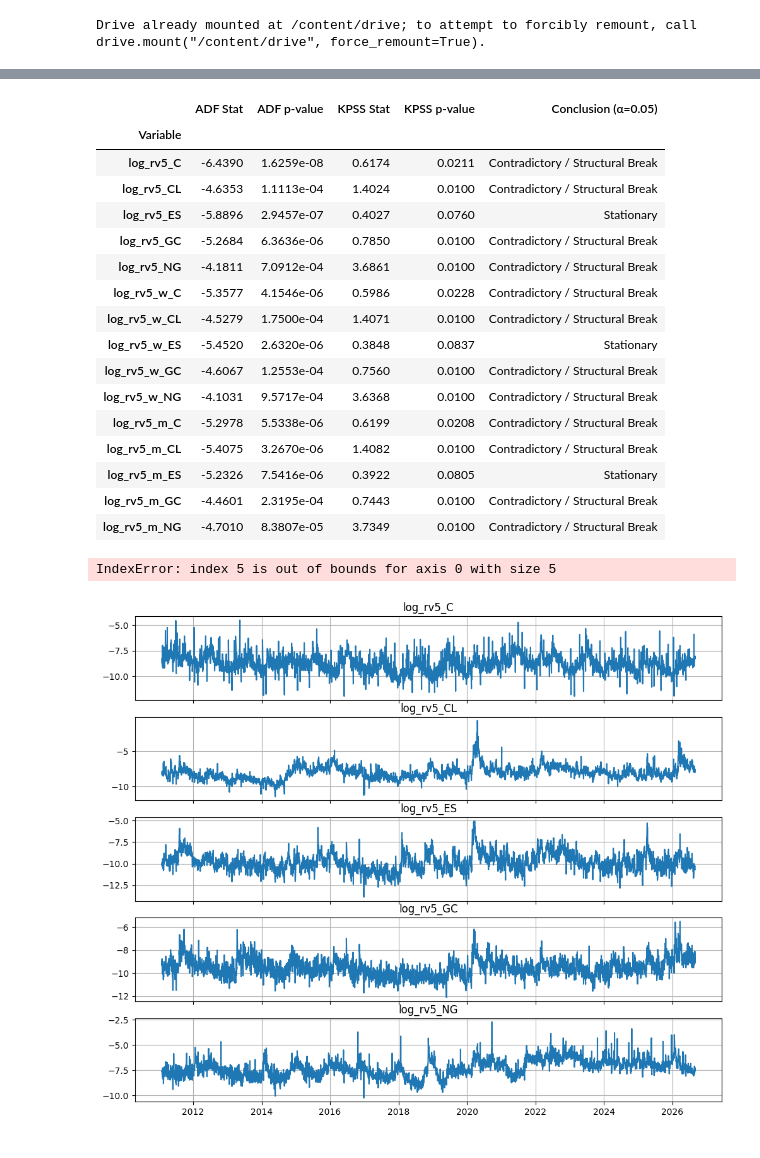
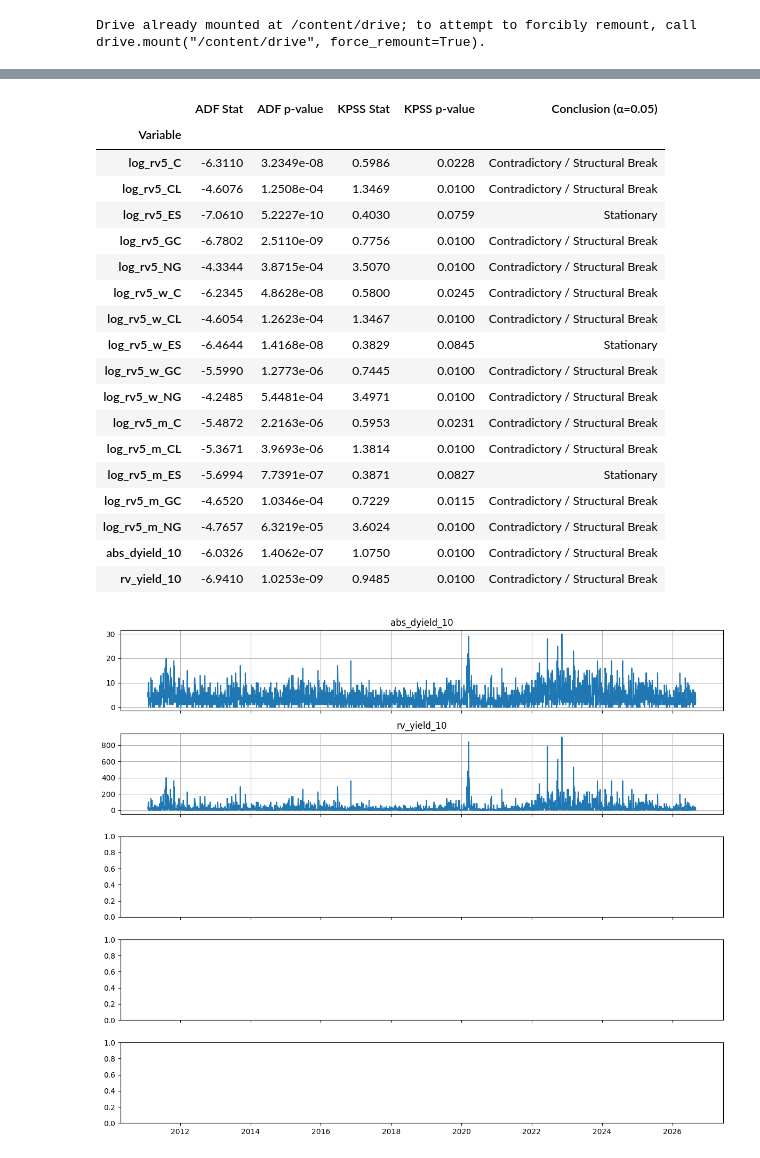
Before and after one commit to Deangr-econ/Quant_methods_project, a Jupyter notebook: HAR_QTFE.ipynb, the cells around one changed output, grey strips where cells are left out. Cells and saved outputs as stored; diff of their text form; code cells hidden in the pictures.

```diff
--- a/HAR_QTFE.ipynb
+++ b/HAR_QTFE.ipynb
@@ -6,7 +20,9 @@ import pandas as pd
 import matplotlib.pyplot as plt
 from statsmodels.tsa.api import VAR
 from statsmodels.tsa.stattools import adfuller, kpss
+from fredapi import Fred
 import statsmodels.api as sm
+from sklearn.metrics import mean_squared_error, mean_absolute_error
 from google.colab import userdata
 import sys
 from google.colab import drive
@@ -14,6 +30,11 @@ import scipy.stats as stats
 # from arch import arch_model
 # from arch.univariate import ConstantMean, GARCH, StudentsT, FIGARCH
 data_futures = pd.read_csv(userdata.get('data_path'))
+fred = Fred(api_key=userdata.get('fredapi_key'))
+dgs10_raw = pd.DataFrame(fred.get_series("DGS10", observation_start="2011-01-01"))
+dgs10_raw.columns = ["dgs10"]
+dgs10_raw["dgs10"] = pd.to_numeric(dgs10_raw["dgs10"], errors="coerce")
+dgs10_raw.index.name = "date"
 # %%
 # 1. Parse date and filter relevant contracts
 data = data_futures.copy()
@@ -50,5 +71,10 @@ df = data.pivot(
     values=["close_price", "ret", "log_rv5", "rv5", "rv5_scaled", "rv5_scaled_w", "rv5_scaled_m", "log_rv5_w", "log_rv5_m"],
 )
 df.columns = [f"{col}_{sym}" for col, sym in df.columns]
+df = df.join(dgs10_raw, how="inner")
+
+df['abs_dyield_10'] = np.abs(df['dgs10'].diff() * 100)
+df['rv_yield_10'] = (df['dgs10'].diff() * 100)**2
+
 df = df.dropna().copy()
 # %%
@@ -119,40 +147,41 @@ stationarity_results
 # %%
 # 3. Testing for Unit Root / Stationarity
-df_test = df[[col for col in df.columns if "log" in col]].copy()
+df_test = df[[col for col in df.columns if "log" in col or "yield" in col]].copy()
 stationarity_results = gf.test_stationarity_table(df_test)
 stationarity_results
 # %% [output]
 |  | ADF Stat | ADF p-value | KPSS Stat | KPSS p-value | Conclusion (α=0.05) |
 | Variable |  |  |  |  |  |
-| log_rv5_C | -6.4390 | 1.6259e-08 | 0.6174 | 0.0211 | Contradictory / Structural Break |
-| log_rv5_CL | -4.6353 | 1.1113e-04 | 1.4024 | 0.0100 | Contradictory / Structural Break |
-| log_rv5_ES | -5.8896 | 2.9457e-07 | 0.4027 | 0.0760 | Stationary |
-| log_rv5_GC | -5.2684 | 6.3636e-06 | 0.7850 | 0.0100 | Contradictory / Structural Break |
-| log_rv5_NG | -4.1811 | 7.0912e-04 | 3.6861 | 0.0100 | Contradictory / Structural Break |
-| log_rv5_w_C | -5.3577 | 4.1546e-06 | 0.5986 | 0.0228 | Contradictory / Structural Break |
-| log_rv5_w_CL | -4.5279 | 1.7500e-04 | 1.4071 | 0.0100 | Contradictory / Structural Break |
-| log_rv5_w_ES | -5.4520 | 2.6320e-06 | 0.3848 | 0.0837 | Stationary |
-| log_rv5_w_GC | -4.6067 | 1.2553e-04 | 0.7560 | 0.0100 | Contradictory / Structural Break |
-| log_rv5_w_NG | -4.1031 | 9.5717e-04 | 3.6368 | 0.0100 | Contradictory / Structural Break |
-| log_rv5_m_C | -5.2978 | 5.5338e-06 | 0.6199 | 0.0208 | Contradictory / Structural Break |
-| log_rv5_m_CL | -5.4075 | 3.2670e-06 | 1.4082 | 0.0100 | Contradictory / Structural Break |
-| log_rv5_m_ES | -5.2326 | 7.5416e-06 | 0.3922 | 0.0805 | Stationary |
-| log_rv5_m_GC | -4.4601 | 2.3195e-04 | 0.7443 | 0.0100 | Contradictory / Structural Break |
-| log_rv5_m_NG | -4.7010 | 8.3807e-05 | 3.7349 | 0.0100 | Contradictory / Structural Break |
+| log_rv5_C | -6.3110 | 3.2349e-08 | 0.5986 | 0.0228 | Contradictory / Structural Break |
+| log_rv5_CL | -4.6076 | 1.2508e-04 | 1.3469 | 0.0100 | Contradictory / Structural Break |
+| log_rv5_ES | -7.0610 | 5.2227e-10 | 0.4030 | 0.0759 | Stationary |
+| log_rv5_GC | -6.7802 | 2.5110e-09 | 0.7756 | 0.0100 | Contradictory / Structural Break |
+| log_rv5_NG | -4.3344 | 3.8715e-04 | 3.5070 | 0.0100 | Contradictory / Structural Break |
+| log_rv5_w_C | -6.2345 | 4.8628e-08 | 0.5800 | 0.0245 | Contradictory / Structural Break |
+| log_rv5_w_CL | -4.6054 | 1.2623e-04 | 1.3467 | 0.0100 | Contradictory / Structural Break |
+| log_rv5_w_ES | -6.4644 | 1.4168e-08 | 0.3829 | 0.0845 | Stationary |
+| log_rv5_w_GC | -5.5990 | 1.2773e-06 | 0.7445 | 0.0100 | Contradictory / Structural Break |
+| log_rv5_w_NG | -4.2485 | 5.4481e-04 | 3.4971 | 0.0100 | Contradictory / Structural Break |
+| log_rv5_m_C | -5.4872 | 2.2163e-06 | 0.5953 | 0.0231 | Contradictory / Structural Break |
+| log_rv5_m_CL | -5.3671 | 3.9693e-06 | 1.3814 | 0.0100 | Contradictory / Structural Break |
+| log_rv5_m_ES | -5.6994 | 7.7391e-07 | 0.3871 | 0.0827 | Stationary |
+| log_rv5_m_GC | -4.6520 | 1.0346e-04 | 0.7229 | 0.0115 | Contradictory / Structural Break |
+| log_rv5_m_NG | -4.7657 | 6.3219e-05 | 3.6024 | 0.0100 | Contradictory / Structural Break |
+| abs_dyield_10 | -6.0326 | 1.4062e-07 | 1.0750 | 0.0100 | Contradictory / Structural Break |
+| rv_yield_10 | -6.9410 | 1.0253e-09 | 0.9485 | 0.0100 | Contradictory / Structural Break |
 # %%
 fig, axes = plt.subplots(5, 1, figsize=(12, 10), sharex=True)
-columns_to_plot = [col for col in df.columns if "log_rv5_" in col]
+columns_to_plot = [col for col in df.columns if "yield" in col]
 
 for i, col in enumerate(columns_to_plot):
     axes[i].plot(df[col])
     axes[i].set_title(col)
     axes[i].grid(True)
 
 plt.tight_layout()
 plt.show()
 # %% [output]
-IndexError: index 5 is out of bounds for axis 0 with size 5
-[figure, old version]
+[figure, new version]
 # %%
 def fit_har_x(
     df_wide,
```
Also changed, not shown: parts of 10 cells of this notebook.
